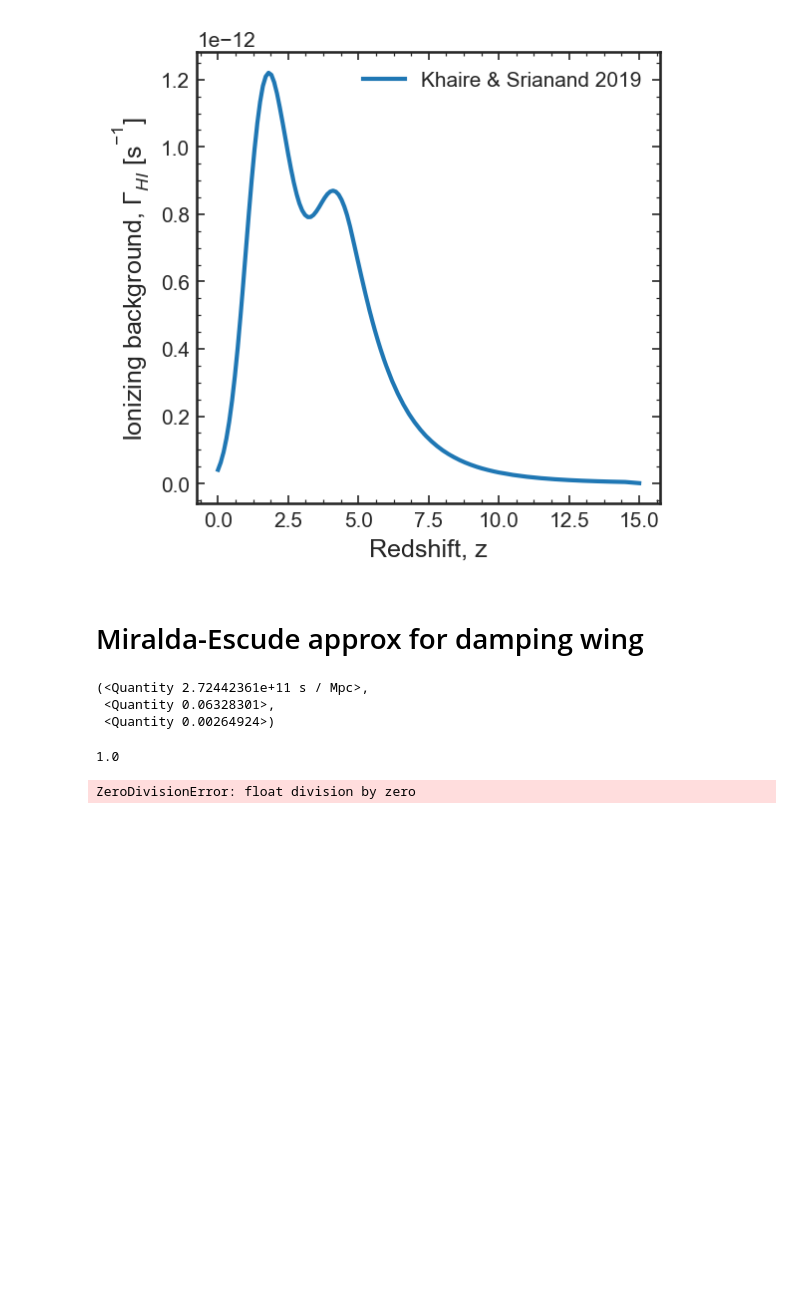
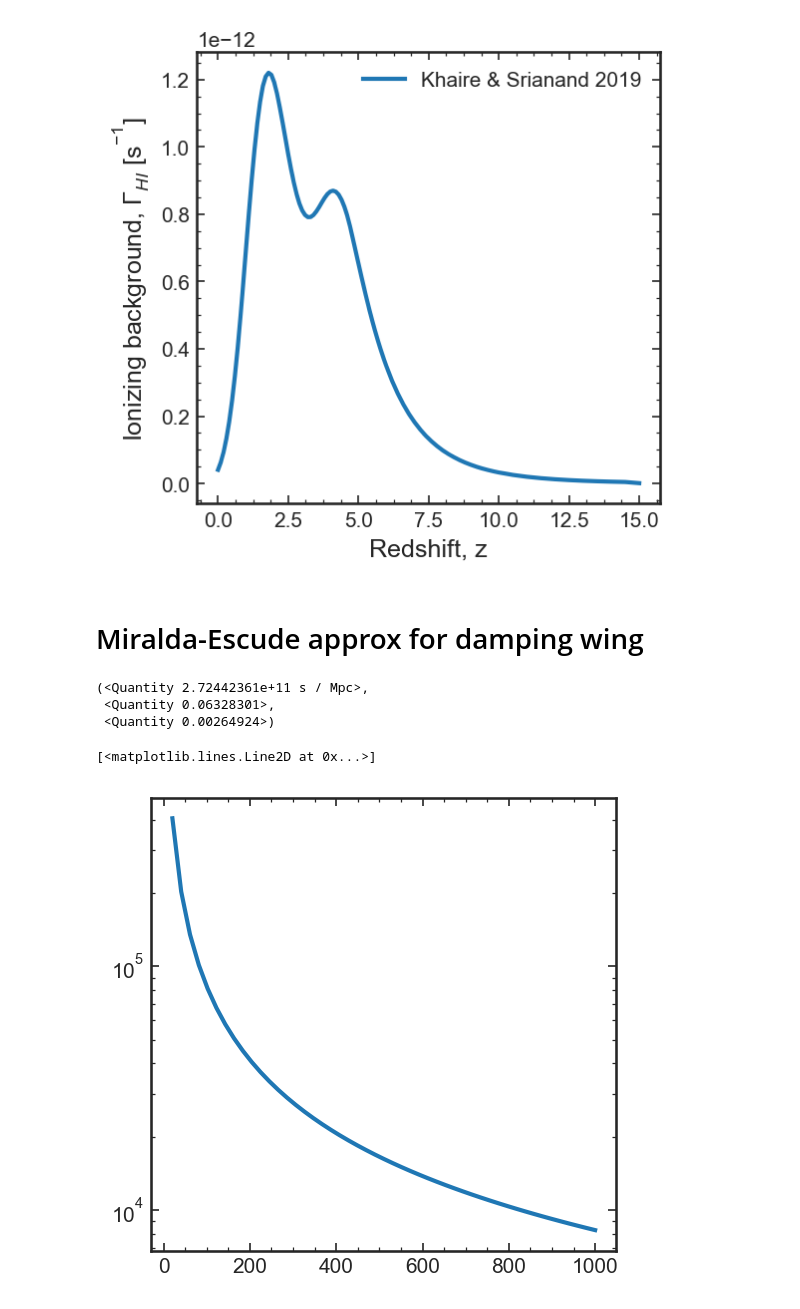
Before and after one commit to charlottenosam/LyaLineshapes, a Jupyter notebook: notebooks/bubble_size_lya_DV.ipynb, the cells around one changed output. Drawn from its saved outputs; the diff is of its cells as text; code cells hidden in the pictures; blank space fills up the shorter version.

```diff
--- a/notebooks/bubble_size_lya_DV.ipynb
+++ b/notebooks/bubble_size_lya_DV.ipynb
@@ -1619,7 +1658,6 @@ z_s = 7.
 z_min = 5.
 
 def I(x):
-    print(x)
     return x**4.5/(1-x) + 9./7.*x**3.5 + 9./5.*x**2.5 + 3*x**1.5 + 9*x**0.5 - 4.5*np.log((1+x**0.5)/(1-x**0.5))
 
 def delta(DV, z_s):
@@ -1645,6 +1683,12 @@ def tau0_Mesinger(z_s):
 def tau_ME98(DV, z_min, z_s):
     return tau0_2(z_s) * (1+delta(DV, z_s))**1.5 * (I(x2(DV, z_s)) - I(x1(DV, z_min, z_s)))
 
+def tau0_D14(z_s):
+    return 7.5e5 * ((1+z_s)/10)**1.5
+
+def tau_D14(DV, z_min, z_s):
+    return tau0_D14(z_s) * R_alpha / np.pi * (1+delta(DV, z_s))**1.5 * (I(x2(DV, z_s)) - I(x1(DV, z_min, z_s)))
+
 def tau_M15(DV, z_min, z_s):
     return tau0_Mesinger(z_s) (I((1+z_s)/8.) - I((1+z_min)/8.))
 # %%
@@ -1656,11 +1700,11 @@ tau0(z_s), tau0_2(z_s), tau0_Mesinger(z_s)
 # %%
 z_s = 7.
 z_min = 5.
 
 DV = np.linspace(0., 1000.)
 
 # plt.semilogy(DV, tau_ME98(DV, z_min, z_s))
-plt.semilogy(DV, tau_M15(DV, z_min, z_s))
+plt.semilogy(DV, tau_D14(DV, z_min, z_s))
 # %% [output]
-1.0
+[<matplotlib.lines.Line2D at 0x...>]
-ZeroDivisionError: float division by zero
+[figure, added]
```
Also changed, not shown: parts of 5 cells of this notebook, 2 other files.
